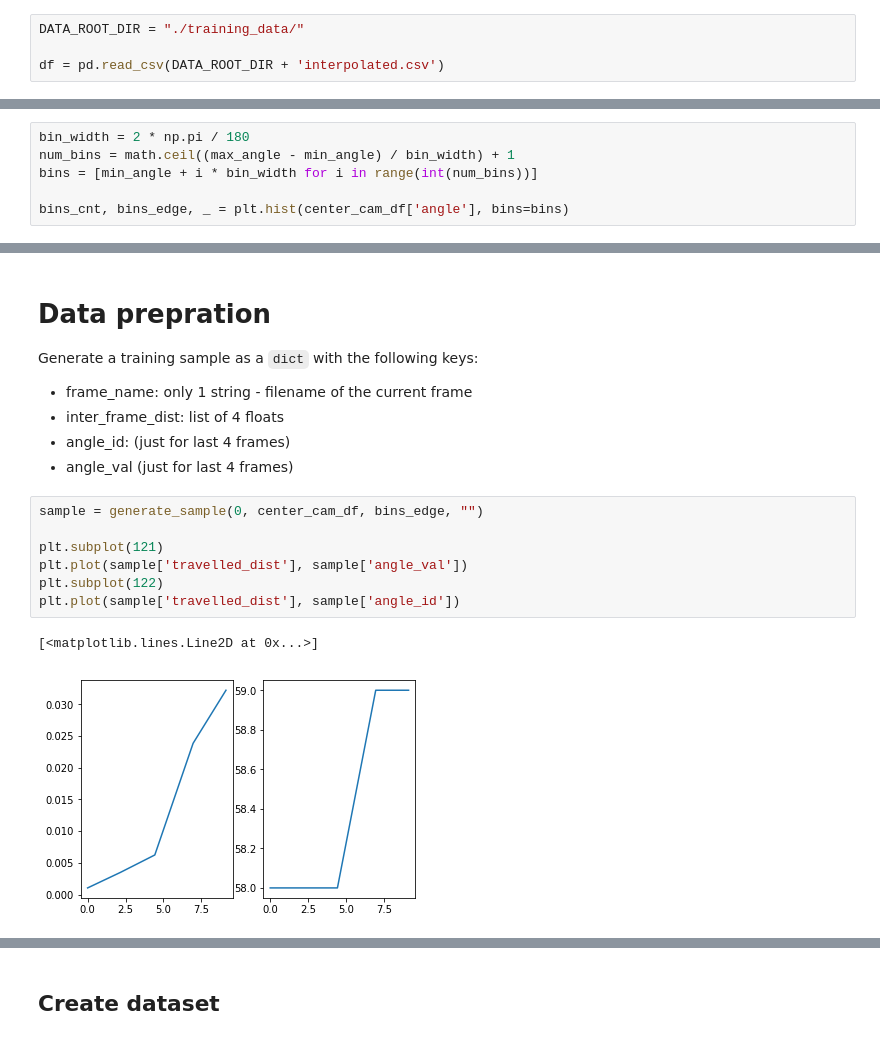
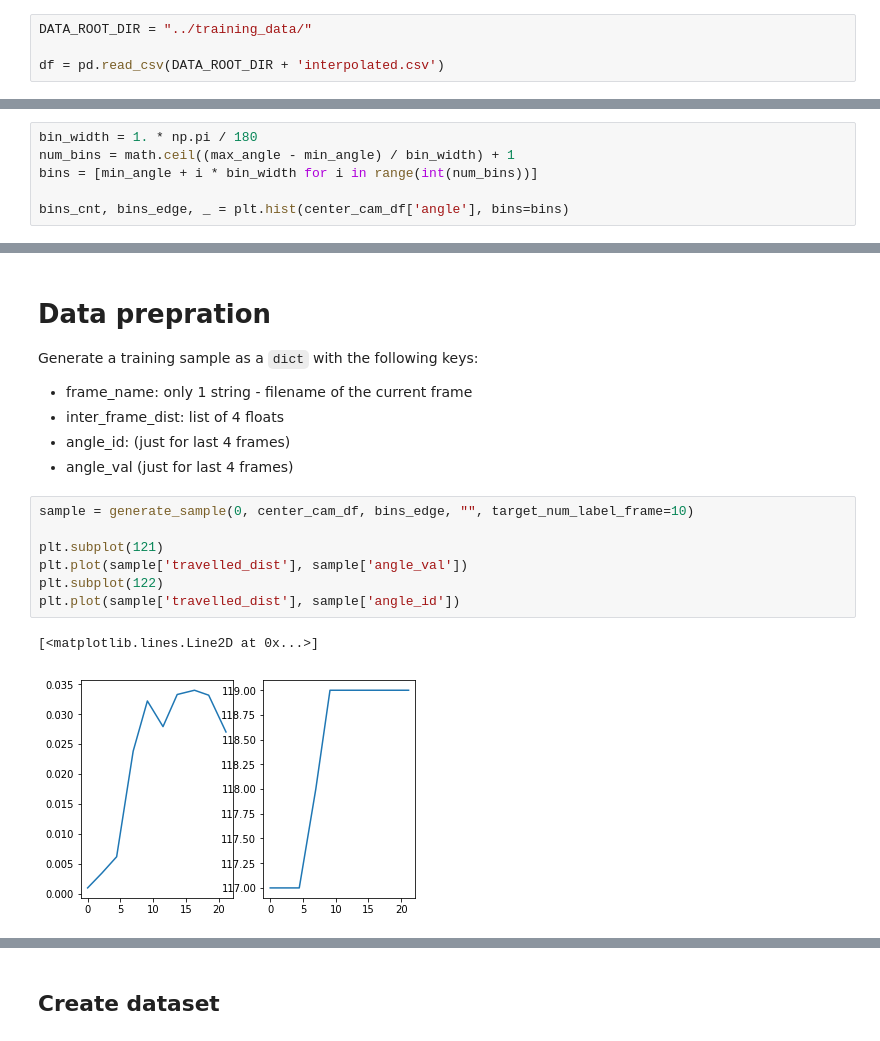
Before and after one commit to quan-dao/ECN-E2E, a Jupyter notebook: data/dataset_prepation.ipynb, the cells around one changed output, grey strips where cells are left out. Drawn from its saved outputs; the diff is of its cells as text.

```diff
--- a/data/dataset_prepation.ipynb
+++ b/data/dataset_prepation.ipynb
@@ -7,7 +7,7 @@ from data_utils import put_in_PI, find_angle_id, find_next_frame, generate_sampl
 import json
 from tqdm import tqdm
 # %%
-DATA_ROOT_DIR = "./training_data/"
+DATA_ROOT_DIR = "../training_data/"
 
 df = pd.read_csv(DATA_ROOT_DIR + 'interpolated.csv')
 # %%
@@ -31,5 +31,5 @@ print("max_angle = ", max_angle, "\tmin_angle = ", min_angle)
 # %%
-bin_width = 2 * np.pi / 180
+bin_width = 1. * np.pi / 180
 num_bins = math.ceil((max_angle - min_angle) / bin_width) + 1
 bins = [min_angle + i * bin_width for i in range(int(num_bins))]
 
@@ -81,15 +93,15 @@ Generate a training sample as a `dict` with the following keys:
 * angle_id: (just for last 4 frames)
 * angle_val (just for last 4 frames)
 # %%
-sample = generate_sample(0, center_cam_df, bins_edge, "")
+sample = generate_sample(0, center_cam_df, bins_edge, "", target_num_label_frame=10)
 
 plt.subplot(121)
 plt.plot(sample['travelled_dist'], sample['angle_val'])
 plt.subplot(122)
 plt.plot(sample['travelled_dist'], sample['angle_id'])
 # %% [output]
 [<matplotlib.lines.Line2D at 0x...>]
-[figure, old version]
+[figure, new version]
 # %%
 sample
 # %% [output]
```
Also changed, not shown: parts of 11 cells of this notebook, 9 other files.
